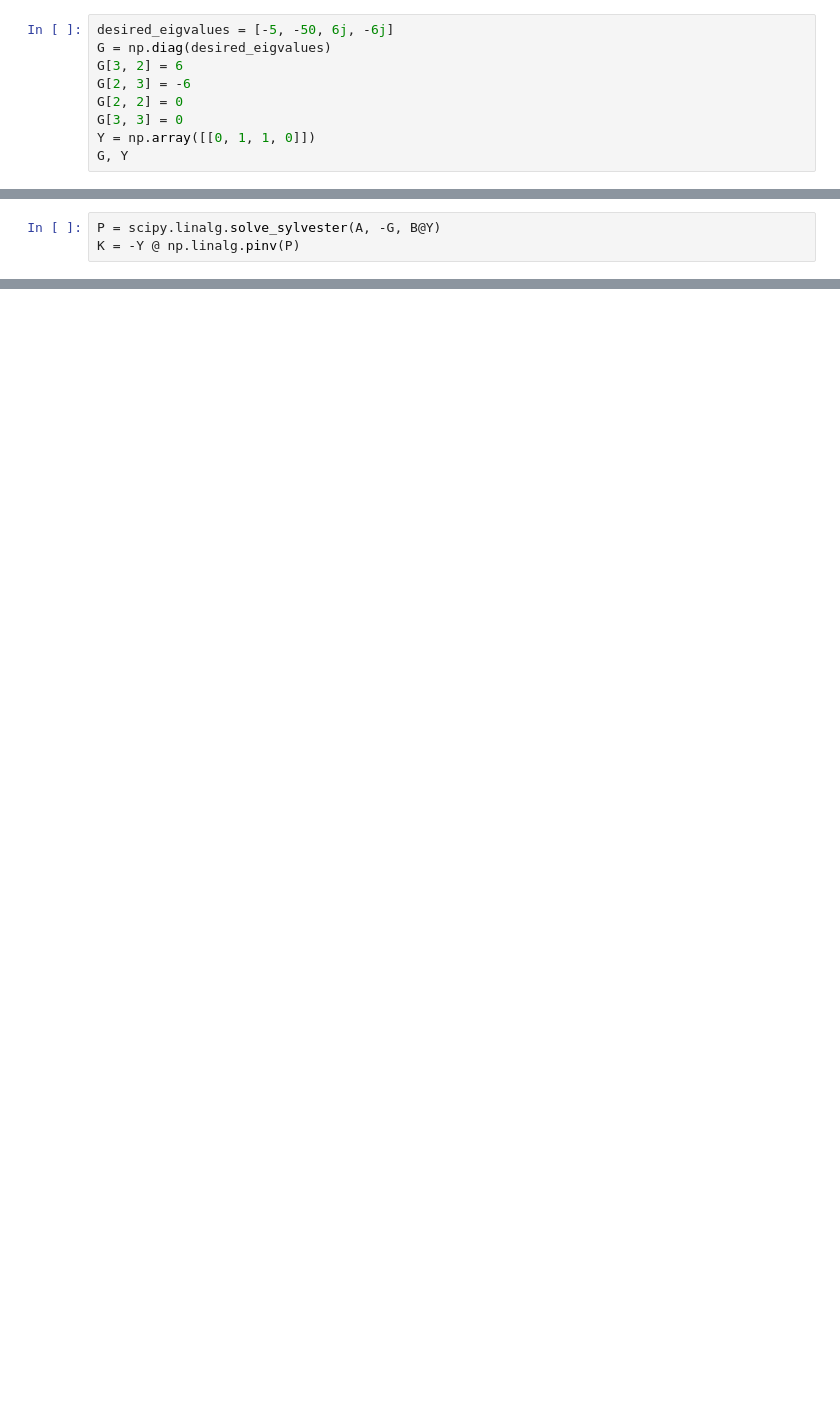
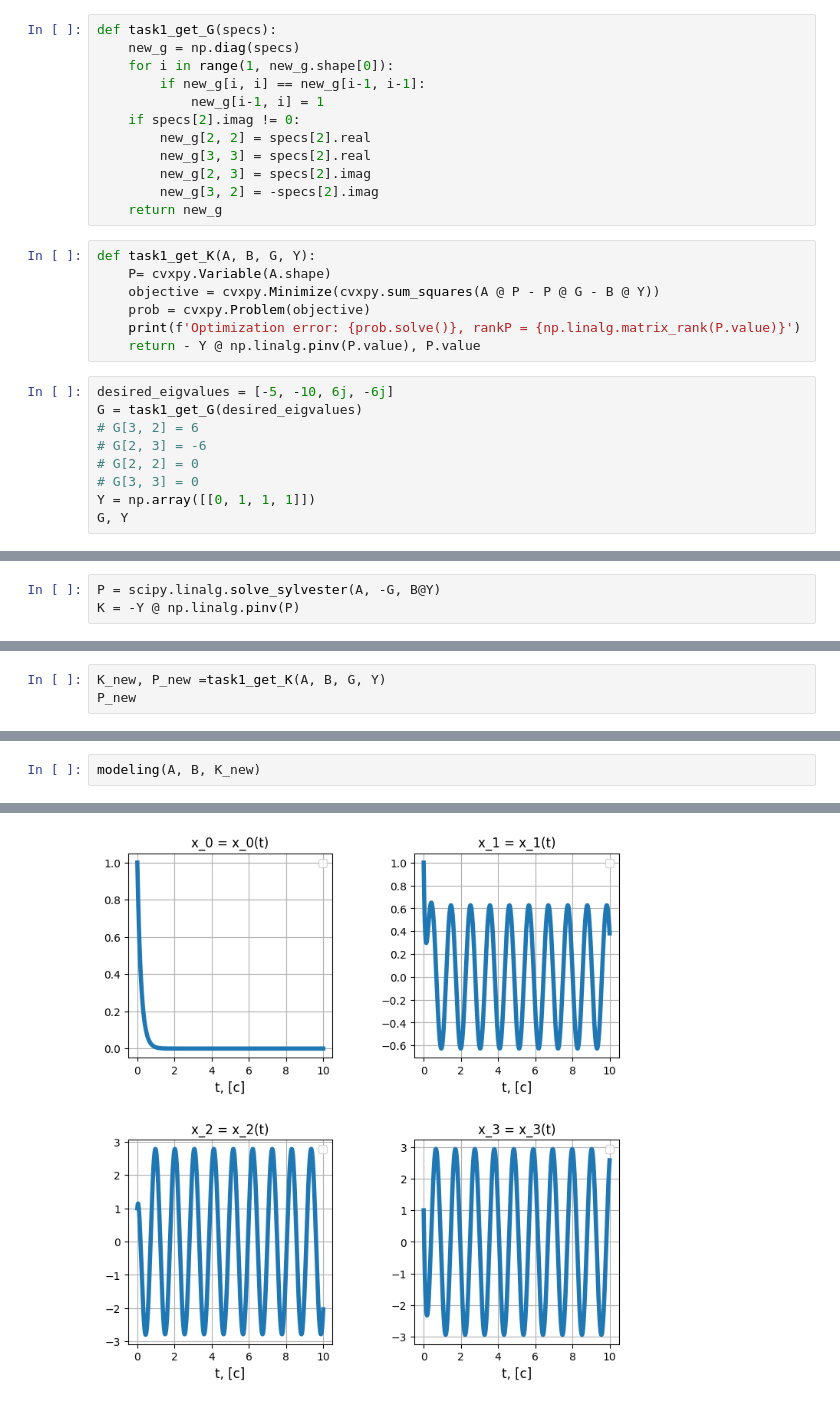
Before and after one commit to StriderOne/control-theory-labs, a Jupyter notebook: lab8/lab8.ipynb, the cells around one changed output, grey strips where cells are left out. Cells and saved outputs as stored; diff of their text form; blank space fills up the shorter version.

Commit message:
completed 1st task

```diff
--- a/lab8/lab8.ipynb
+++ b/lab8/lab8.ipynb
@@ -143,12 +144,31 @@ No artists with labels found to put in legend.  Note that artists whose label st
     \caption{Моделирование системы по заданию {id}}
     \label{11}
 \end{figure}
+# %%
+def task1_get_G(specs):
+    new_g = np.diag(specs)
+    for i in range(1, new_g.shape[0]):
+        if new_g[i, i] == new_g[i-1, i-1]:
+            new_g[i-1, i] = 1
+    if specs[2].imag != 0:
+        new_g[2, 2] = specs[2].real
+        new_g[3, 3] = specs[2].real
+        new_g[2, 3] = specs[2].imag
+        new_g[3, 2] = -specs[2].imag
+    return new_g
+# %%
+def task1_get_K(A, B, G, Y):
+    P= cvxpy.Variable(A.shape)
+    objective = cvxpy.Minimize(cvxpy.sum_squares(A @ P - P @ G - B @ Y))
+    prob = cvxpy.Problem(objective)
+    print(f'Optimization error: {prob.solve()}, rankP = {np.linalg.matrix_rank(P.value)}')
+    return - Y @ np.linalg.pinv(P.value), P.value
 # %%
-desired_eigvalues = [-5, -50, 6j, -6j]
-G = np.diag(desired_eigvalues)
-G[3, 2] = 6
-G[2, 3] = -6
-G[2, 2] = 0
-G[3, 3] = 0
-Y = np.array([[0, 1, 1, 0]])
+desired_eigvalues = [-5, -10, 6j, -6j]
+G = task1_get_G(desired_eigvalues)
+# G[3, 2] = 6
+# G[2, 3] = -6
+# G[2, 2] = 0
+# G[3, 3] = 0
+Y = np.array([[0, 1, 1, 1]])
 G, Y
@@ -157,0 +198,3 @@ K = -Y @ np.linalg.pinv(P)
+# %%
+K_new, P_new =task1_get_K(A, B, G, Y)
+P_new
@@ -157,0 +251,3 @@ K = -Y @ np.linalg.pinv(P)
+# %%
+modeling(A, B, K_new)
+# %% [output]
@@ -157,0 +258 @@ K = -Y @ np.linalg.pinv(P)
+[figure, added]
```
Also changed, not shown: parts of 32 cells of this notebook.
